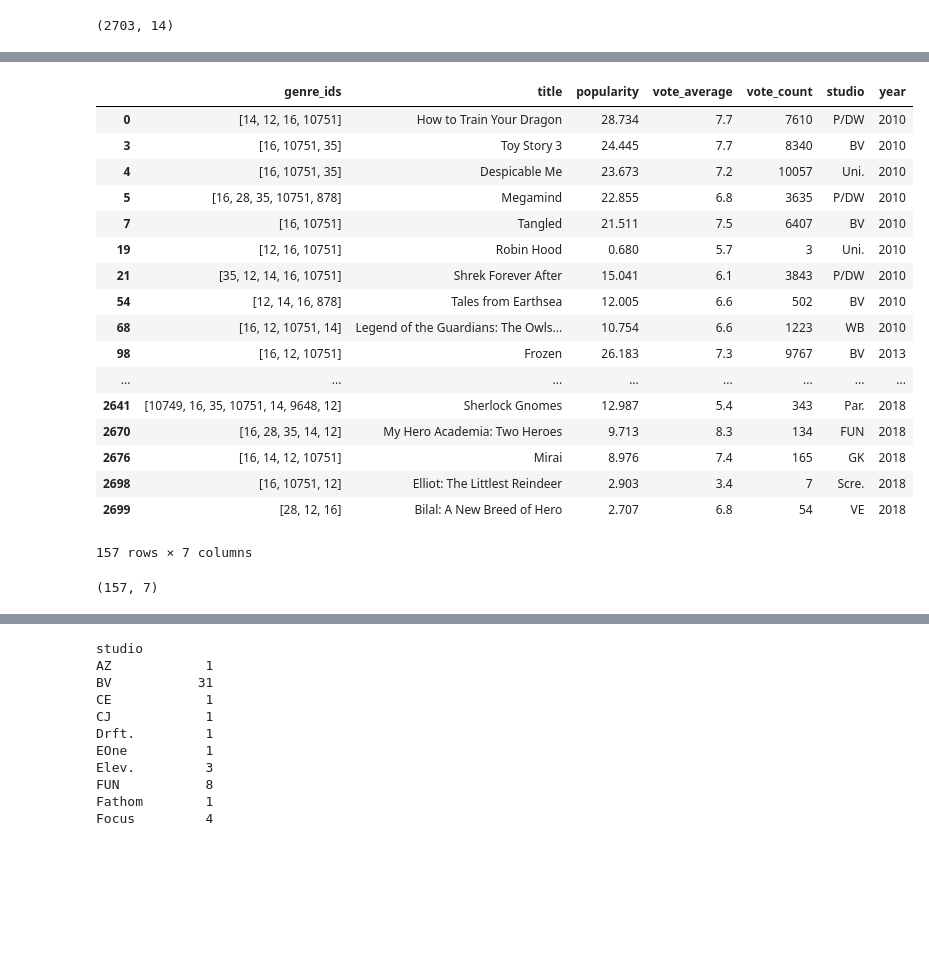
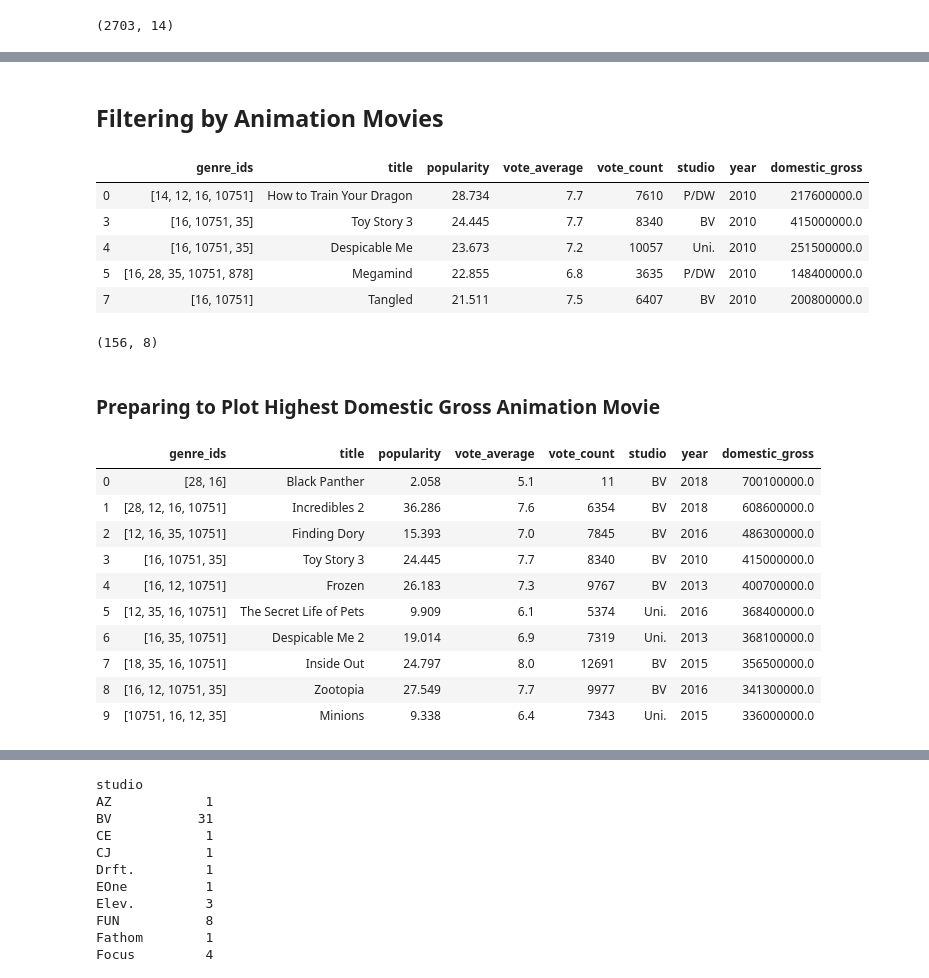
Before and after one commit to AMiNo-13/Movie-Recommendation-Project, a Jupyter notebook: Mod_1_Project.ipynb, the cells around one changed output, grey strips where cells are left out. Cells and saved outputs as stored; diff of their text form; code cells hidden in the pictures; blank space fills up the shorter version.

```diff
--- a/Mod_1_Project.ipynb
+++ b/Mod_1_Project.ipynb
@@ -277,5 +303,5 @@ df_Mer.shape
 # %%
-df_Mer1 = df_Mer[['genre_ids', 'title', 'popularity', 'vote_average', 'vote_count', 'studio', 'year']]
+df_Mer1 = df_Mer[['genre_ids', 'title', 'popularity', 'vote_average', 'vote_count', 'studio', 'year', 'domestic_gross']]
 # %%
 df_Mer1.head()
 # %% [output]
@@ -302,6 +331,6 @@ year            0
 dtype: int64
 # %%
-df_Mer1.dropna(how='any', subset=['genre_ids'], inplace=True)
+df_Mer1.dropna(how='any', subset=['genre_ids','domestic_gross'], inplace=True)
 # %% [output]
 A value is trying to be set on a copy of a slice from a DataFrame
 
@@ -320,28 +350,20 @@ year            0
 dtype: int64
+# %% [markdown]
+## Filtering by Animation Movies
 # %%
 df_Mer2= df_Mer1[df_Mer1['genre_ids'].str.contains('16')]
 # %%
-df_Mer2.head(157)
+df_Mer2.head()
 # %% [output]
-|  | genre_ids | title | popularity | vote_average | vote_count | studio | year |
-| 0 | [14, 12, 16, 10751] | How to Train Your Dragon | 28.734 | 7.7 | 7610 | P/DW | 2010 |
-| 3 | [16, 10751, 35] | Toy Story 3 | 24.445 | 7.7 | 8340 | BV | 2010 |
-| 4 | [16, 10751, 35] | Despicable Me | 23.673 | 7.2 | 10057 | Uni. | 2010 |
-| 5 | [16, 28, 35, 10751, 878] | Megamind | 22.855 | 6.8 | 3635 | P/DW | 2010 |
-| 7 | [16, 10751] | Tangled | 21.511 | 7.5 | 6407 | BV | 2010 |
-| 19 | [12, 16, 10751] | Robin Hood | 0.680 | 5.7 | 3 | Uni. | 2010 |
-| 21 | [35, 12, 14, 16, 10751] | Shrek Forever After | 15.041 | 6.1 | 3843 | P/DW | 2010 |
-| 54 | [12, 14, 16, 878] | Tales from Earthsea | 12.005 | 6.6 | 502 | BV | 2010 |
-| 68 | [16, 12, 10751, 14] | Legend of the Guardians: The Owls... | 10.754 | 6.6 | 1223 | WB | 2010 |
-| 98 | [16, 12, 10751] | Frozen | 26.183 | 7.3 | 9767 | BV | 2013 |
-| ... | ... | ... | ... | ... | ... | ... | ... |
-| 2641 | [10749, 16, 35, 10751, 14, 9648, 12] | Sherlock Gnomes | 12.987 | 5.4 | 343 | Par. | 2018 |
-| 2670 | [16, 28, 35, 14, 12] | My Hero Academia: Two Heroes | 9.713 | 8.3 | 134 | FUN | 2018 |
-| 2676 | [16, 14, 12, 10751] | Mirai | 8.976 | 7.4 | 165 | GK | 2018 |
-| 2698 | [16, 10751, 12] | Elliot: The Littlest Reindeer | 2.903 | 3.4 | 7 | Scre. | 2018 |
-| 2699 | [28, 12, 16] | Bilal: A New Breed of Hero | 2.707 | 6.8 | 54 | VE | 2018 |
+|  | genre_ids | title | popularity | vote_average | vote_count | studio | year | domestic_gross |
+| 0 | [14, 12, 16, 10751] | How to Train Your Dragon | 28.734 | 7.7 | 7610 | P/DW | 2010 | 217600000.0 |
+| 3 | [16, 10751, 35] | Toy Story 3 | 24.445 | 7.7 | 8340 | BV | 2010 | 415000000.0 |
+| 4 | [16, 10751, 35] | Despicable Me | 23.673 | 7.2 | 10057 | Uni. | 2010 | 251500000.0 |
+| 5 | [16, 28, 35, 10751, 878] | Megamind | 22.855 | 6.8 | 3635 | P/DW | 2010 | 148400000.0 |
+| 7 | [16, 10751] | Tangled | 21.511 | 7.5 | 6407 | BV | 2010 | 200800000.0 |
-157 rows × 7 columns
 # %%
 df_Mer2.shape
 # %% [output]
-(157, 7)
+(156, 8)
+# %% [markdown]
+### Preparing to Plot Highest Domestic Gross Animation Movie
@@ -347,0 +372,14 @@ df_Mer2.shape
+# %%
+df_df_Mer2sortedbygross
+# %% [output]
+|  | genre_ids | title | popularity | vote_average | vote_count | studio | year | domestic_gross |
+| 0 | [28, 16] | Black Panther | 2.058 | 5.1 | 11 | BV | 2018 | 700100000.0 |
+| 1 | [28, 12, 16, 10751] | Incredibles 2 | 36.286 | 7.6 | 6354 | BV | 2018 | 608600000.0 |
+| 2 | [12, 16, 35, 10751] | Finding Dory | 15.393 | 7.0 | 7845 | BV | 2016 | 486300000.0 |
+| 3 | [16, 10751, 35] | Toy Story 3 | 24.445 | 7.7 | 8340 | BV | 2010 | 415000000.0 |
+| 4 | [16, 12, 10751] | Frozen | 26.183 | 7.3 | 9767 | BV | 2013 | 400700000.0 |
+| 5 | [12, 35, 16, 10751] | The Secret Life of Pets | 9.909 | 6.1 | 5374 | Uni. | 2016 | 368400000.0 |
+| 6 | [16, 35, 10751] | Despicable Me 2 | 19.014 | 6.9 | 7319 | Uni. | 2013 | 368100000.0 |
+| 7 | [18, 35, 16, 10751] | Inside Out | 24.797 | 8.0 | 12691 | BV | 2015 | 356500000.0 |
+| 8 | [16, 12, 10751, 35] | Zootopia | 27.549 | 7.7 | 9977 | BV | 2016 | 341300000.0 |
+| 9 | [10751, 16, 12, 35] | Minions | 9.338 | 6.4 | 7343 | Uni. | 2015 | 336000000.0 |
```
Also changed, not shown: parts of 66 cells of this notebook.
